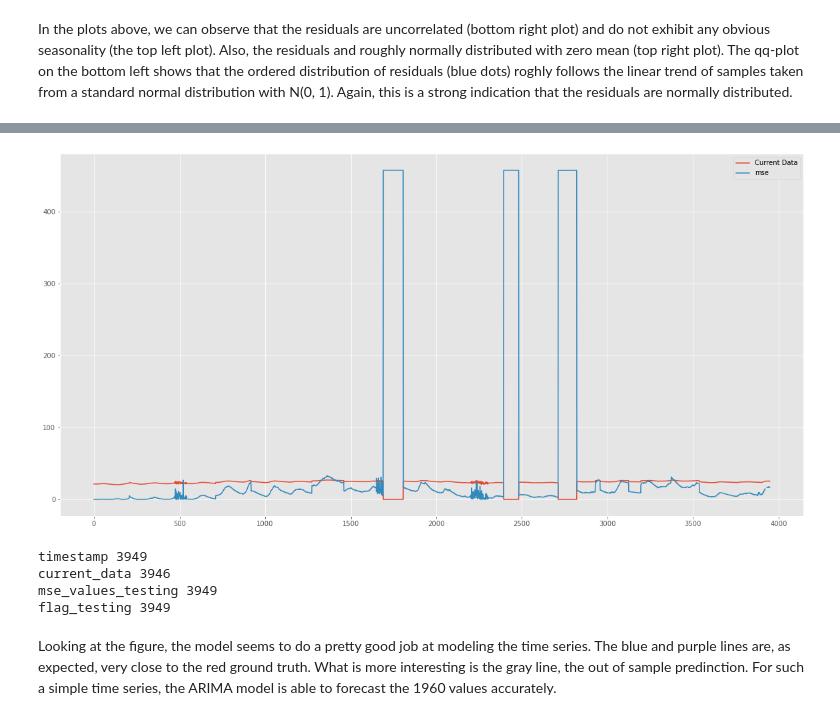
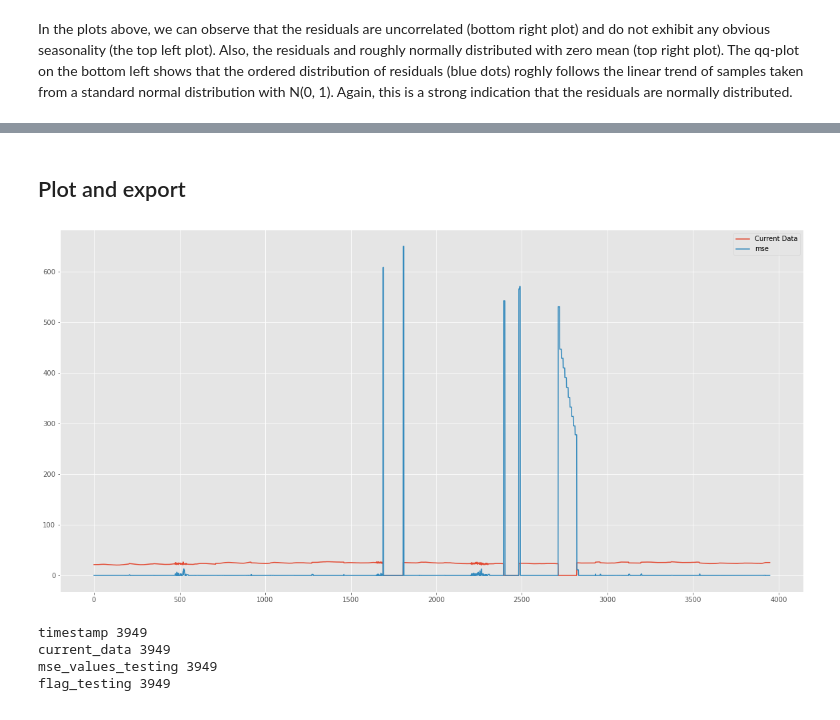
Before and after one commit to theadriennelee/498Capstone, a Jupyter notebook: ARIMA/adrienne/time-series-analysis-ARIMA.ipynb, the cells around one changed output, grey strips where cells are left out. Saved outputs shown, nothing was run; the diff lists cells and outputs as text; code cells hidden in the pictures.

Commit message:
finished testing

```diff
--- a/ARIMA/adrienne/time-series-analysis-ARIMA.ipynb
+++ b/ARIMA/adrienne/time-series-analysis-ARIMA.ipynb
@@ -54,6 +50,14 @@ def set_validation_data(index):
         return True
 # %%
 def set_testing_data(index):
+    """
+    Helper function to read testing data
+
+    Args:
+        index (int): Index of datapoint
+    Returns:
+        boolean: Returns false if datapoint is a validation point
+    """
     if index >= end_test_index:
         return False
     elif index == 0:
@@ -183,12 +187,19 @@ def check_abnormal_test_data(prediction, current_data,
     return flags, valid_data, output_flag
 # %%
 def predict(results, index):
-#     pred2 = results.get_forecast(test_index + index)
-#     pred2_ci = pred2.conf_int()
-#     print(pred2_ci)
-#     print(pred2_ci.values[1][0])
-#     prediction = (pred2_ci.values[1][0] + pred2_ci.values[1][1])/2
-#     print(prediction)
+        """
+
+    Predict next timestamp.
+
+    Args:
+        results (SARIMA model): SARIMA model
+        index (int): Index at which model must predict
+
+    Returns:
+        prediction (int): Predicted model
+
+    """
+
     pred0 = results.get_prediction(start= test_index + index, dynamic=False)
     pred0_ci = pred0.conf_int()
     prediction = (pred0_ci.values[0][0] + pred0_ci.values[0][1])/2
@@ -559,34 +634,36 @@ Lower limit 20.960976793680274
+# %% [markdown]
+## Plot and export
 # %%
 # Plot graph: predicted VS actual
 plt.figure()
 plt.subplot(111)
 plt.plot(current_data_testing, label='Current Data')
 plt.plot(mse_values_testing, label='mse')
 plt.legend()
 plt.show()
 
 # Export data
 mseExport = pd.DataFrame(mse_values_testing)
 mseExport.to_csv('mseExport_test.csv')
 #     pred_inv = pd.DataFrame(predicted_invalid)
 #     pred_inv.to_csv("predicted_invalid_test.csv")
 
 print("timestamp " + str(len(timestamps)))
-print("current_data " + str(len(current_data)))
+print("current_data " + str(len(current_data_testing)))
 print("mse_values_testing " + str(len(mse_values_testing)))
 print("flag_testing " + str(len(flags_testing)))
 
-# data_export_vals = {
-#         'Date': timestamps,
-#         'T1': current_data,
-#         'T1_e': mse_values_testing,
-#         'T1_c': flags_testing
-#     }
-# data_export = pd.DataFrame(data_export_vals)
-# data_export.to_csv("T1_report_final_test.csv", index=False)
+data_export_vals = {
+        'Date': timestamps,
+        'T1': current_data_testing,
+        'T1_e': mse_values_testing,
+        'T1_c': flags_testing
+    }
+data_export = pd.DataFrame(data_export_vals)
+data_export.to_csv("T1_report_final_test.csv", index=False)
 # %% [output]
-[figure, old version]
+[figure, new version]
 timestamp 3949
-current_data 3946
+current_data 3949
 mse_values_testing 3949
 flag_testing 3949
@@ -603,2 +669,0 @@ plt.show()
-# %% [markdown]
-Looking at the figure, the model seems to do a pretty good job at modeling the time series. The blue and purple lines are, as expected, very close to the red ground truth. What is more interesting is the gray line, the out of sample predinction. For such a simple time series, the ARIMA model is able to forecast the 1960 values accurately.
```
Also changed, not shown: parts of 32 cells of this notebook.
